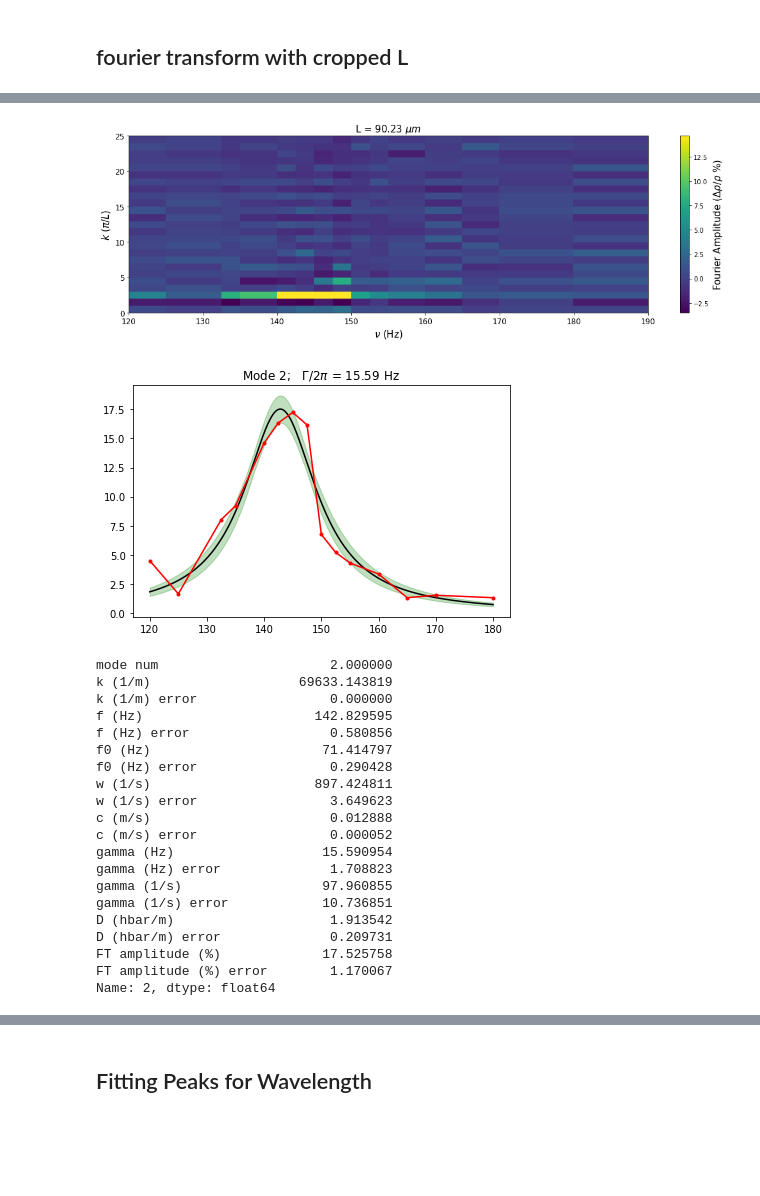
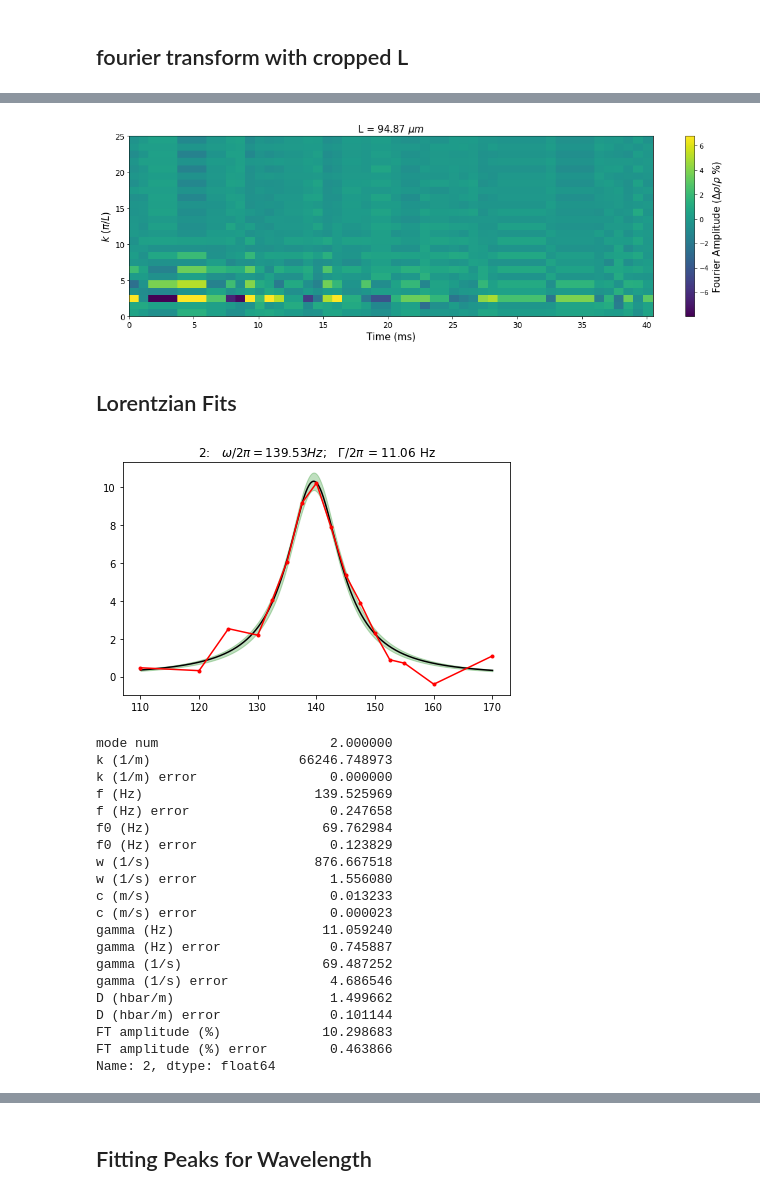
Before and after one commit to ranchop/QCalc, a Jupyter notebook: Box Shaking/Box Shaking Template - in progress - latest.ipynb, the cells around one changed output, grey strips where cells are left out. Drawn from its saved outputs; the diff is of its cells as text; code cells hidden in the pictures; blank space fills up the shorter version.

```diff
--- a/Box Shaking/Box Shaking Template - in progress - latest.ipynb
+++ b/Box Shaking/Box Shaking Template - in progress - latest.ipynb
@@ -41,6 +41,7 @@ Using the local database copy. Could be outdated!
 import_params = ['ExpansionTime','SideGreenEvap','WaitBox',
                'IREvap','HeatTime','ShakeWait', 'HeatCycles',
                'ShakingCycles', 'BoxShakeFreq','BoxShakeAmp','BoxShakeTime',
+               'ShakingCycles2', 'BoxShakeFreq2', 'BoxShakeTime2', 'BoxShakeAmp2',
                'SeqMode']
 
 default_settings = dict(
@@ -332,9 +333,11 @@ def hybrid_total_atoms(kT, mu, trapf=23.35, cross_section=np.pi*(58e-6)**2):
 df_all = pd.DataFrame()
 # %%
 # Relevant Parameters
-x_var_name = ['BoxShakeFreq', 'BoxShakeAmp', 'ShakingCycles','HeatCycles']
-x_var_label = [r'$\nu$ (Hz)', 'Amplitude (V)', 'Cycles (#)','Heat Cycles (#)']
-usei = 0
+x_var_name = ['BoxShakeFreq', 'BoxShakeAmp', 'ShakingCycles',
+              'HeatCycles', 'BoxShakeTime2', 'ShakeWait']
+x_var_label = [r'$\nu$ (Hz)', 'Amplitude (V)', 'Cycles (#)',
+               'Heat Cycles (#)', 'Time (ms)', 'Time (ms)']
+usei = 4
 x_var_name, x_var_label = x_var_name[usei], x_var_label[usei]
 image_use = 'A'
 # %%
@@ -356,8 +360,16 @@ Total Number of Shots 23, Images 23
 # %%
 # Define Settings
 settings = {**default_settings,
-            **dict(center_x = 1160, center_y = 1380, fudge=1.75, width=800, height=800, subsample=3,
+            **dict(center_x = 1120, center_y = 1280, fudge=1.75, width=800, height=800, subsample=3,
                   xsec_extension='linear', xsec_slice_width=3, xsec_fit_range=1.1, radial_selection=0.9,)}
+
+# settings = {**default_settings,
+#             **dict(center_x = 1160, center_y = 1380, fudge=1.75, width=800, height=800, subsample=3,
+#                   xsec_extension='linear', xsec_slice_width=3, xsec_fit_range=1.1, radial_selection=0.9,)}
+
+# settings = {**default_settings,
+#             **dict(center_x = 1183, center_y = 1373, fudge=1.75, width=800, height=800, subsample=3,
+#                   xsec_extension='linear', xsec_slice_width=3, xsec_fit_range=1.1, radial_selection=0.9,)}
 # %%
 # Verify Settings
 
@@ -1007,41 +1027,45 @@ cbr.set_label(label=r'Fourier Amplitude ($\Delta \rho / \rho$ %)', fontsize=15)
 plt.tight_layout()
 if savefig.value: plt.savefig(suffix_ft + 'FourierAmpsMovie_viridis.pdf')
 # %% [output]
-[figure, old version]
+[figure, new version]
+# %% [markdown]
+## Lorentzian Fits
 # %%
 # Lorentzian Fit Info
-mode_num = np.array([2])
+mode_num = np.array([2,])
 ref_freq_guess = np.mean(ft[0])/2
+# ref_freq_guess = 80
 gamma_guess = mode_num * 10
-# fit_lims = {'1':[60, 90],'2':[100, 180],'3':[170, 240],'4':[200, 370],'5':[200, 450],'6':[220, 600],
-#             '7':[220, 600],'8':[350, 800],'10':[500, 1000],'11':[500, 1000], }
-fit_lims = {}
+fit_widths = {1:30, 2:120, 3:170, 4:250, 5:300, 6:400, 7:300, 8:400, 9:500, 10:500}
+fit_lims = {i:[ref_freq_guess*i - fit_widths.get(i,1000)/2,
+               ref_freq_guess*i + fit_widths.get(i,1000)/2] for i in range(1,10)}
+# fit_lims = {}
 # %%
 # Lorentzian Fits
 mode_fits = []
 
 for i,m in enumerate(mode_num):
     ki = np.argmin(np.abs(ft[1] - m))
     guess = dict(x0 = ref_freq_guess*m, gamma = gamma_guess[i], amp=1,)
-    c = tp.Curve(ft[0], ft[2][m,:]).trim(xlim=fit_lims.get(str(mode_num[i]), [-np.inf, np.inf]))
+    c = tp.Curve(ft[0], ft[2][m,:]).trim(xlim=fit_lims.get(mode_num[i], [-np.inf, np.inf]))
     cf = tp.curve_fit(tp.lorentzian, guess, *c.data, plot=False, info=False)
     mode_fits.append(cf)
 
 if len(mode_num) == 1:
     ax = plt.subplots()[1]
     i, m = 0, mode_fits[0]
     m.plot_fiterrors(ax=ax)
-    ax.set(title=r'Mode {};   $\Gamma/2\pi$ = {:.2f} Hz'.format(mode_num[i], abs(m['gamma'])))
+    ax.set(title=r'{}:   $\omega/2\pi = {:.2f} Hz$;   $\Gamma/2\pi$ = {:.2f} Hz'.format(mode_num[i], m['x0'], abs(m['gamma'])))
 else:
     ax = plt.subplots(ncols=4, nrows=3, figsize=[15,9])[1].flatten()
     for i,m in enumerate(mode_fits):
         m.plot_fiterrors(ax=ax[i])
-        ax[i].set(title=r'Mode {};   $\Gamma/2\pi$ = {:.2f} Hz'.format(mode_num[i], abs(m['gamma'])))
+        ax[i].set(title=r'{} :: {:.1f} Hz;   $\Gamma/2\pi$={:.2f} Hz'.format(mode_num[i], m['x0'], abs(m['gamma'])))
 
 plt.tight_layout()
 if savefig.value: plt.savefig(suffix_ft + 'LorentzianFits.pdf')
 # %% [output]
-[figure, old version]
+[figure, new version]
 # %%
 # Extract Data
 modes = pd.DataFrame()
@@ -1070,24 +1094,24 @@ if savefig.value: modes.to_excel(suffix_ft + 'modes_results.xlsx')
 modes.iloc[0]
 # %% [output]
 mode num                      2.000000
-k (1/m)                   69633.143819
+k (1/m)                   66246.748973
 k (1/m) error                 0.000000
-f (Hz)                      142.829595
-f (Hz) error                  0.580856
-f0 (Hz)                      71.414797
-f0 (Hz) error                 0.290428
-w (1/s)                     897.424811
-w (1/s) error                 3.649623
-c (m/s)                       0.012888
-c (m/s) error                 0.000052
-gamma (Hz)                   15.590954
-gamma (Hz) error              1.708823
-gamma (1/s)                  97.960855
-gamma (1/s) error            10.736851
-D (hbar/m)                    1.913542
-D (hbar/m) error              0.209731
-FT amplitude (%)             17.525758
-FT amplitude (%) error        1.170067
+f (Hz)                      139.525969
+f (Hz) error                  0.247658
+f0 (Hz)                      69.762984
+f0 (Hz) error                 0.123829
+w (1/s)                     876.667518
+w (1/s) error                 1.556080
+c (m/s)                       0.013233
+c (m/s) error                 0.000023
+gamma (Hz)                   11.059240
+gamma (Hz) error              0.745887
+gamma (1/s)                  69.487252
+gamma (1/s) error             4.686546
+D (hbar/m)                    1.499662
+D (hbar/m) error              0.101144
+FT amplitude (%)             10.298683
+FT amplitude (%) error        0.463866
 Name: 2, dtype: float64
 # %%
 # # Plot Freq vs Mode Num
```
Also changed, not shown: parts of 29 cells of this notebook, 2 other files.
